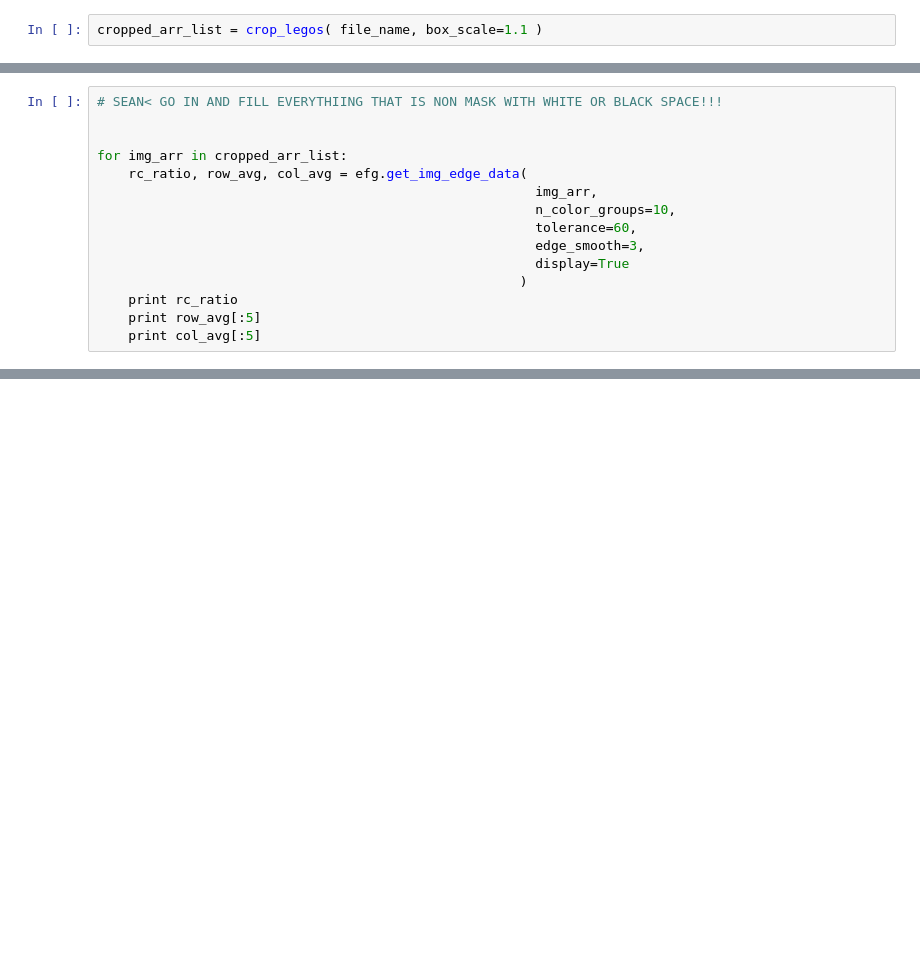
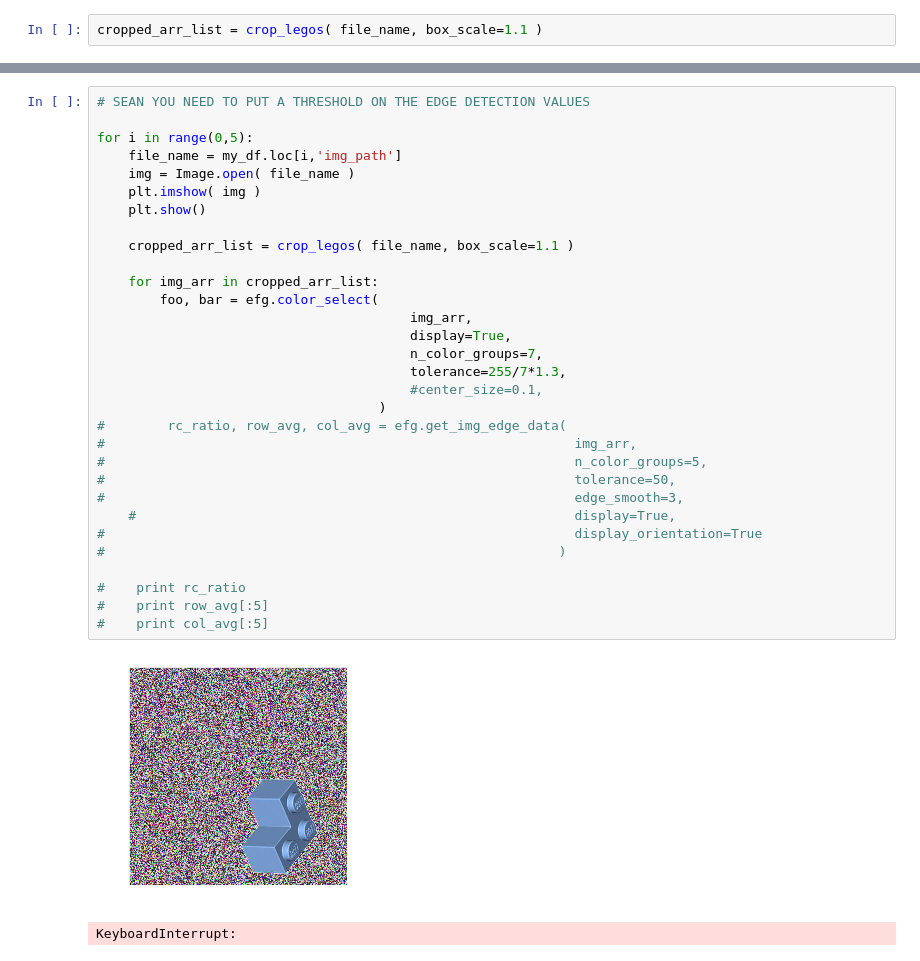
Before and after one commit to markertsean/lego_recognition, a Jupyter notebook: classification/build_pipeline.ipynb, the cells around one changed output, grey strips where cells are left out. Saved outputs shown, nothing was run; the diff lists cells and outputs as text; blank space fills up the shorter version.

Commit message:
Fixed color select, so now filters out most of the noise. Some must be removed from edge detection later

```diff
--- a/classification/build_pipeline.ipynb
+++ b/classification/build_pipeline.ipynb
@@ -163,15 +162,0 @@ reload(efg)
-# %%
-# SEAN< GO IN AND FILL EVERYTHIING THAT IS NON MASK WITH WHITE OR BLACK SPACE!!!
-
-
-for img_arr in cropped_arr_list:
-    rc_ratio, row_avg, col_avg = efg.get_img_edge_data(
-                                                        img_arr,
-                                                        n_color_groups=10,
-                                                        tolerance=60,
-                                                        edge_smooth=3,
-                                                        display=True
-                                                      )
-    print rc_ratio
-    print row_avg[:5]
-    print col_avg[:5]
@@ -192,0 +163,34 @@ for img_arr in cropped_arr_list:
+# %%
+# SEAN YOU NEED TO PUT A THRESHOLD ON THE EDGE DETECTION VALUES
+
+for i in range(0,5):
+    file_name = my_df.loc[i,'img_path']
+    img = Image.open( file_name )
+    plt.imshow( img )
+    plt.show()
+
+    cropped_arr_list = crop_legos( file_name, box_scale=1.1 )
+
+    for img_arr in cropped_arr_list:
+        foo, bar = efg.color_select(
+                                        img_arr,
+                                        display=True,
+                                        n_color_groups=7,
+                                        tolerance=255/7*1.3,
+                                        #center_size=0.1,
+                                    )
+#        rc_ratio, row_avg, col_avg = efg.get_img_edge_data(
+#                                                            img_arr,
+#                                                            n_color_groups=5,
+#                                                            tolerance=50,
+#                                                            edge_smooth=3,
+    #                                                        display=True,
+#                                                            display_orientation=True
+#                                                          )
+
+#    print rc_ratio
+#    print row_avg[:5]
+#    print col_avg[:5]
+# %% [output]
+[figure, added]
+KeyboardInterrupt:
```
Also changed, not shown: parts of 3 cells of this notebook, 1 other file.
